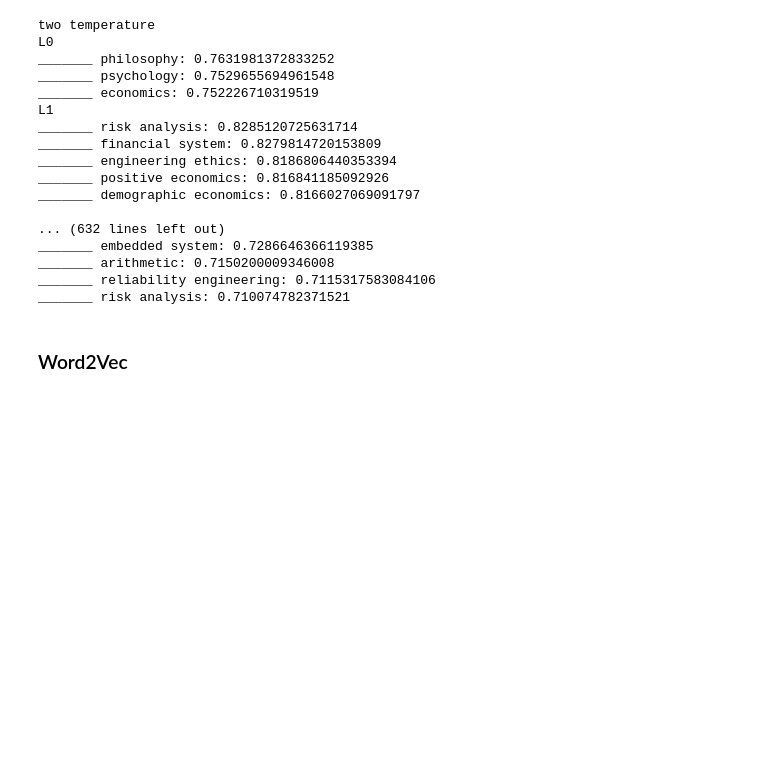
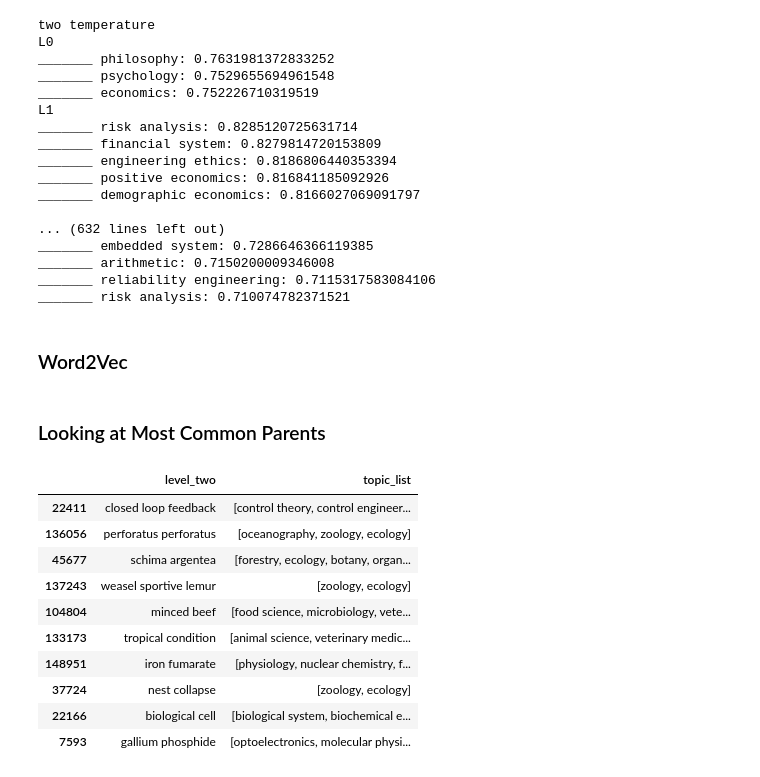
Before and after one commit to jpbarret13/MAG-model-code, a Jupyter notebook: ORPHANS/looking_into_orphans.ipynb, the cells around one changed output. Saved outputs shown, nothing was run; the diff lists cells and outputs as text; code cells hidden in the pictures; blank space fills up the shorter version.

```diff
--- a/ORPHANS/looking_into_orphans.ipynb
+++ b/ORPHANS/looking_into_orphans.ipynb
@@ -283,3 +283,22 @@ from gensim.models import Word2Vec
 # %%
 model = Word2Vec(sentences=common_texts, vector_size=100, window=5, min_count=1, workers=4)
 model.save("word2vec.model")
+# %% [markdown]
+### Looking at Most Common Parents
+# %%
+level_two_parents = pd.read_parquet("s3://mag-model-data/raw_mag_data/level_2_parents/part-00000-tid-4621729047142736932-7d217523-d826-48ff-b1c8-52d0808d0ce8-4655-1-c000.snappy.parquet")
+level_three_parents = pd.read_parquet("s3://mag-model-data/raw_mag_data/level_3_parents/part-00000-tid-5145909488161829896-2d50d1d1-2c81-4d07-9de0-65d636230448-4849-1-c000.snappy.parquet")
+# %%
+level_two_parents.sample(10)
+# %% [output]
+|  | level_two | topic_list |
+| 22411 | closed loop feedback | [control theory, control engineer... |
+| 136056 | perforatus perforatus | [oceanography, zoology, ecology] |
+| 45677 | schima argentea | [forestry, ecology, botany, organ... |
+| 137243 | weasel sportive lemur | [zoology, ecology] |
+| 104804 | minced beef | [food science, microbiology, vete... |
+| 133173 | tropical condition | [animal science, veterinary medic... |
+| 148951 | iron fumarate | [physiology, nuclear chemistry, f... |
+| 37724 | nest collapse | [zoology, ecology] |
+| 22166 | biological cell | [biological system, biochemical e... |
+| 7593 | gallium phosphide | [optoelectronics, molecular physi... |
```
Also changed, not shown: parts of 1 cell of this notebook, 1 other file.
